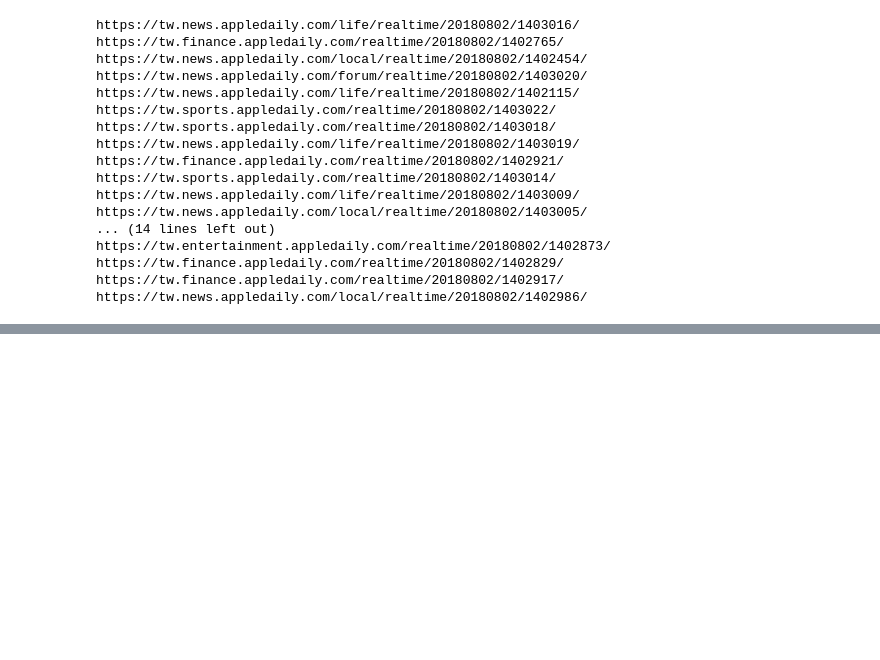
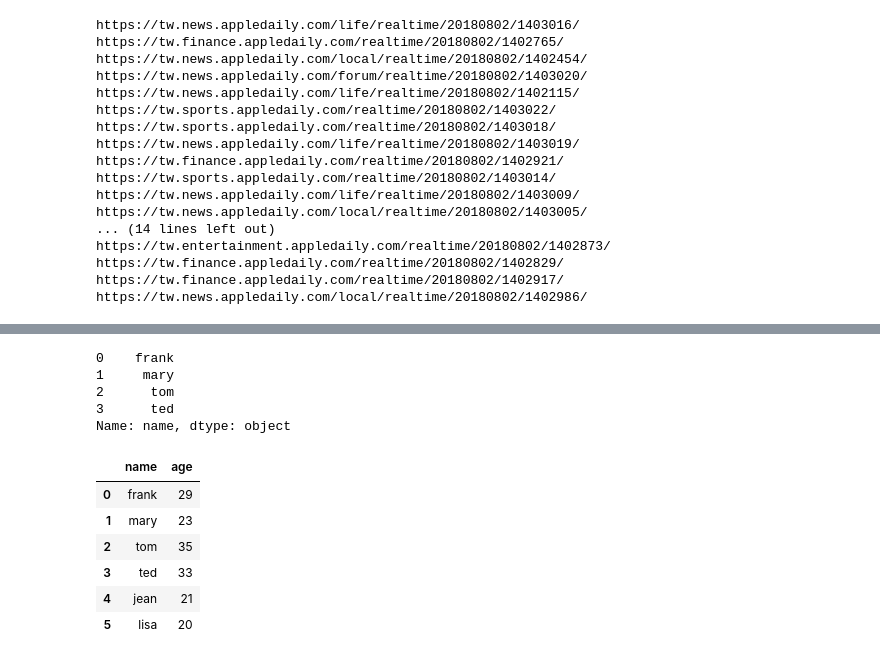
Before and after one commit to YuHsuanLin/pythonetl, a Jupyter notebook: cb102/CB102_20180802.ipynb, the cells around one changed output, grey strips where cells are left out. Drawn from its saved outputs; the diff is of its cells as text; code cells hidden in the pictures; blank space fills up the shorter version.

```diff
--- a/cb102/CB102_20180802.ipynb
+++ b/cb102/CB102_20180802.ipynb
@@ -75,0 +273,19 @@ df
+# %%
+##loc -> labeled name
+df_.loc[0:3,'name']
+# %% [output]
+0    frank
+1     mary
+2      tom
+3      ted
+Name: name, dtype: object
+# %%
+df_.loc[0:5,['name','age']]
+# %% [output]
+|  | name | age |
+| 0 | frank | 29 |
+| 1 | mary | 23 |
+| 2 | tom | 35 |
+| 3 | ted | 33 |
+| 4 | jean | 21 |
+| 5 | lisa | 20 |
```
Also changed, not shown: parts of 30 cells of this notebook.
